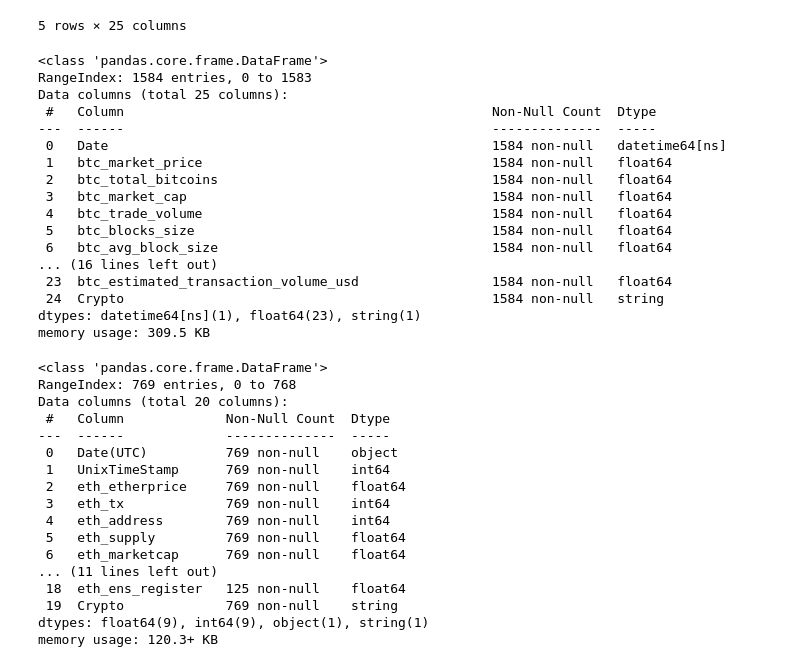
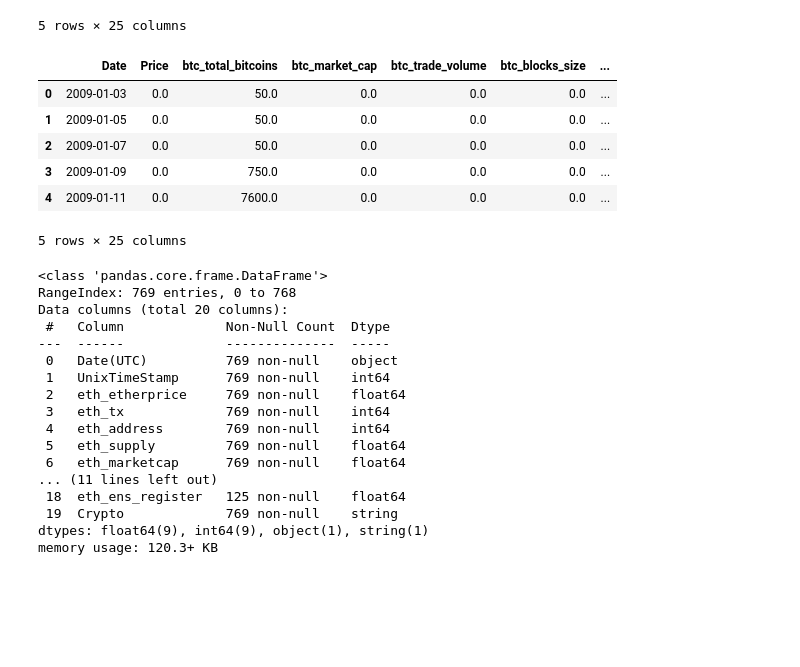
Before and after one commit to elskater98/BasicDataScience, a Jupyter notebook: crypto/notebooks/crypto.ipynb, the cells around one changed output. Cells and saved outputs as stored; diff of their text form; code cells hidden in the pictures; blank space fills up the shorter version.

```diff
--- a/crypto/notebooks/crypto.ipynb
+++ b/crypto/notebooks/crypto.ipynb
@@ -161,30 +163,20 @@ memory usage: 309.5+ KB
 5 rows × 25 columns
 # %%
 df_bitcoin.Date = pd.to_datetime(df_bitcoin.Date, format = "%Y-%m-%d %H:%M:%S")
-df_ethereum = df_ethereum.rename(columns={'btc_market_price': 'Price'})
+df_bitcoin = df_bitcoin.rename(columns={'btc_market_price': 'Price'})
 df_bitcoin.isna().sum()
 df_bitcoin = df_bitcoin.fillna(0)
 
 data['datasets'][0] = df_bitcoin
-data['datasets'][0].info()
+data['datasets'][0].head()
 # %% [output]
+|  | Date | Price | btc_total_bitcoins | btc_market_cap | btc_trade_volume | btc_blocks_size | ... |
+| 0 | 2009-01-03 | 0.0 | 50.0 | 0.0 | 0.0 | 0.0 | ... |
+| 1 | 2009-01-05 | 0.0 | 50.0 | 0.0 | 0.0 | 0.0 | ... |
+| 2 | 2009-01-07 | 0.0 | 50.0 | 0.0 | 0.0 | 0.0 | ... |
+| 3 | 2009-01-09 | 0.0 | 750.0 | 0.0 | 0.0 | 0.0 | ... |
+| 4 | 2009-01-11 | 0.0 | 7600.0 | 0.0 | 0.0 | 0.0 | ... |
-<class 'pandas.core.frame.DataFrame'>
-RangeIndex: 1584 entries, 0 to 1583
-Data columns (total 25 columns):
- #   Column                                               Non-Null Count  Dtype
----  ------                                               --------------  -----
- 0   Date                                                 1584 non-null   datetime64[ns]
- 1   btc_market_price                                     1584 non-null   float64
- 2   btc_total_bitcoins                                   1584 non-null   float64
- 3   btc_market_cap                                       1584 non-null   float64
- 4   btc_trade_volume                                     1584 non-null   float64
- 5   btc_blocks_size                                      1584 non-null   float64
- 6   btc_avg_block_size                                   1584 non-null   float64
-... (16 lines left out)
- 23  btc_estimated_transaction_volume_usd                 1584 non-null   float64
- 24  Crypto                                               1584 non-null   string
-dtypes: datetime64[ns](1), float64(23), string(1)
-memory usage: 309.5 KB
+5 rows × 25 columns
 # %%
 df_ethereum = data['datasets'][1]
 df_ethereum.info()
```
Also changed, not shown: parts of 8 cells of this notebook.
